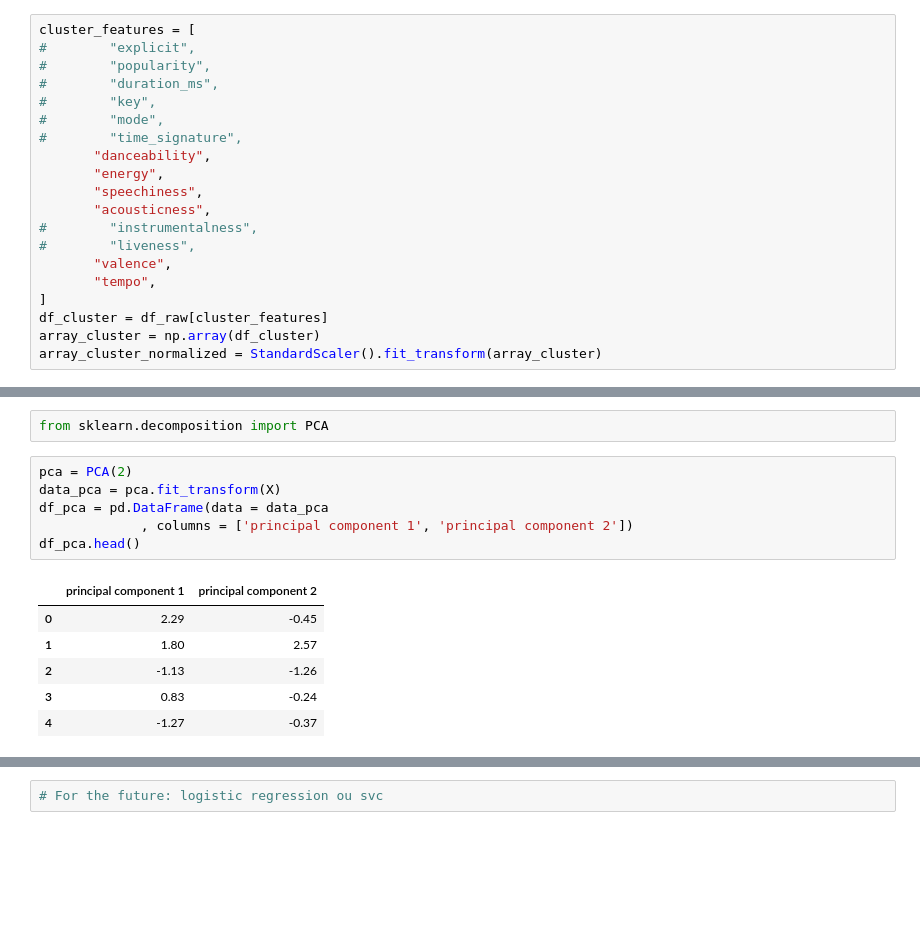
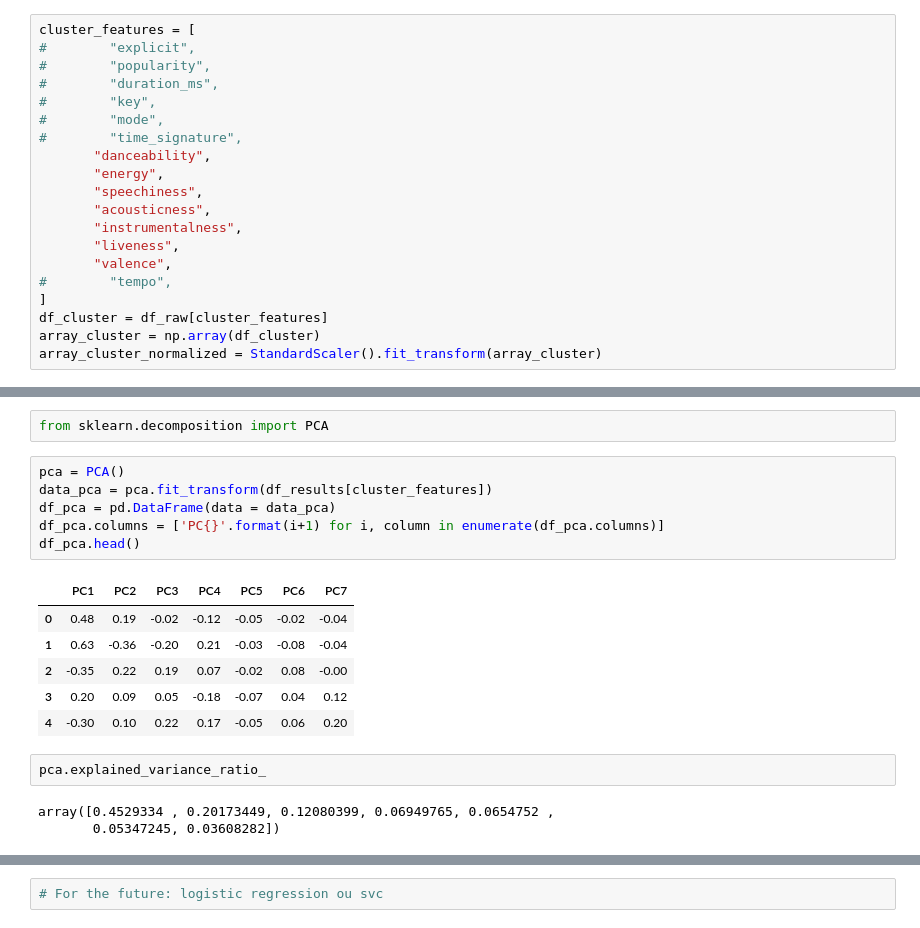
Before and after one commit to marcelodof/spotify-analysis, a Jupyter notebook: notebook/SpotifyExplorationNotebook.ipynb, the cells around one changed output, grey strips where cells are left out. Saved outputs shown, nothing was run; the diff lists cells and outputs as text; blank space fills up the shorter version.

```diff
--- a/notebook/SpotifyExplorationNotebook.ipynb
+++ b/notebook/SpotifyExplorationNotebook.ipynb
@@ -167,10 +167,10 @@ cluster_features = [
        "energy",
        "speechiness",
        "acousticness",
-#        "instrumentalness",
-#        "liveness",
+       "instrumentalness",
+       "liveness",
        "valence",
-       "tempo",
+#        "tempo",
 ]
 df_cluster = df_raw[cluster_features]
 array_cluster = np.array(df_cluster)
@@ -248,15 +248,20 @@ results
 # %%
 from sklearn.decomposition import PCA
 # %%
-pca = PCA(2)
-data_pca = pca.fit_transform(X)
-df_pca = pd.DataFrame(data = data_pca
-             , columns = ['principal component 1', 'principal component 2'])
+pca = PCA()
+data_pca = pca.fit_transform(df_results[cluster_features])
+df_pca = pd.DataFrame(data = data_pca)
+df_pca.columns = ['PC{}'.format(i+1) for i, column in enumerate(df_pca.columns)]
 df_pca.head()
 # %% [output]
-|  | principal component 1 | principal component 2 |
-| 0 | 2.29 | -0.45 |
-| 1 | 1.80 | 2.57 |
-| 2 | -1.13 | -1.26 |
-| 3 | 0.83 | -0.24 |
-| 4 | -1.27 | -0.37 |
+|  | PC1 | PC2 | PC3 | PC4 | PC5 | PC6 | PC7 |
+| 0 | 0.48 | 0.19 | -0.02 | -0.12 | -0.05 | -0.02 | -0.04 |
+| 1 | 0.63 | -0.36 | -0.20 | 0.21 | -0.03 | -0.08 | -0.04 |
+| 2 | -0.35 | 0.22 | 0.19 | 0.07 | -0.02 | 0.08 | -0.00 |
+| 3 | 0.20 | 0.09 | 0.05 | -0.18 | -0.07 | 0.04 | 0.12 |
+| 4 | -0.30 | 0.10 | 0.22 | 0.17 | -0.05 | 0.06 | 0.20 |
+# %%
+pca.explained_variance_ratio_
+# %% [output]
+array([0.4529334 , 0.20173449, 0.12080399, 0.06949765, 0.0654752 ,
+       0.05347245, 0.03608282])
```
Also changed, not shown: parts of 7 cells of this notebook.
